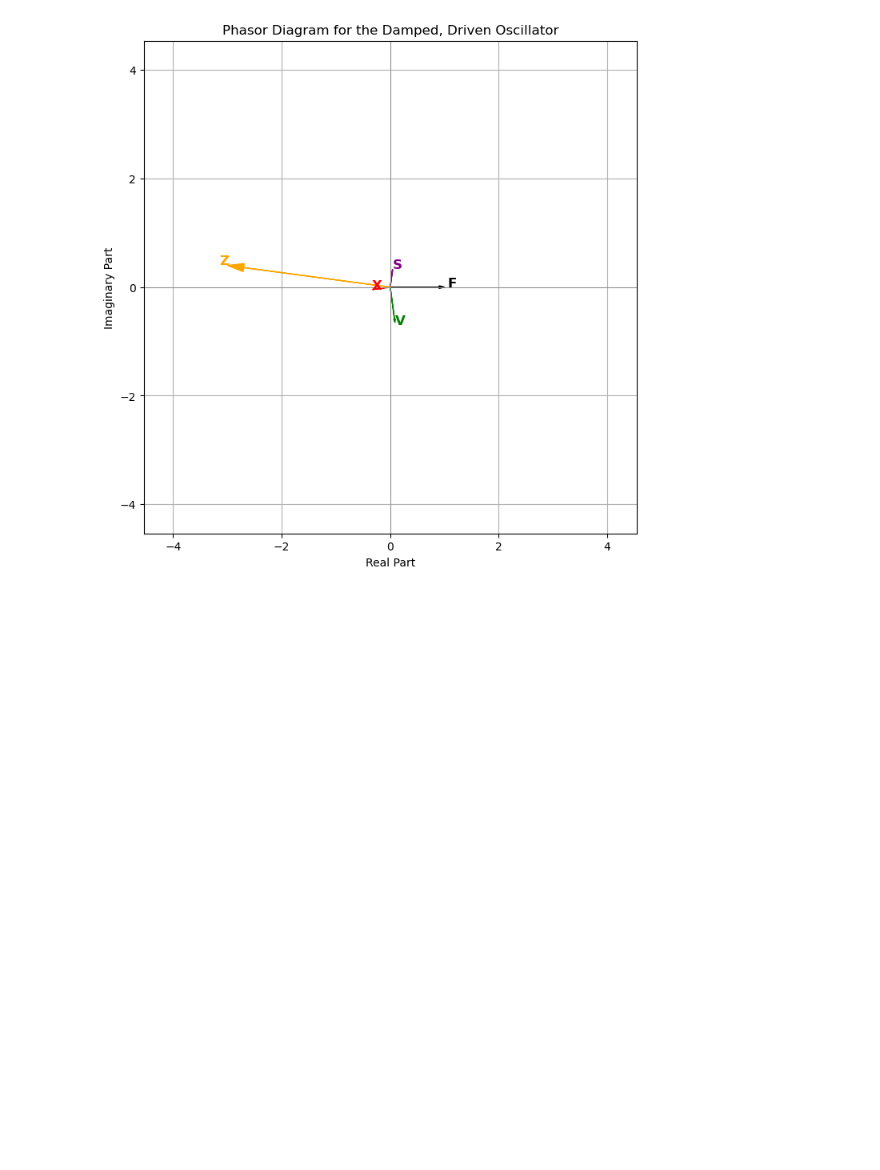
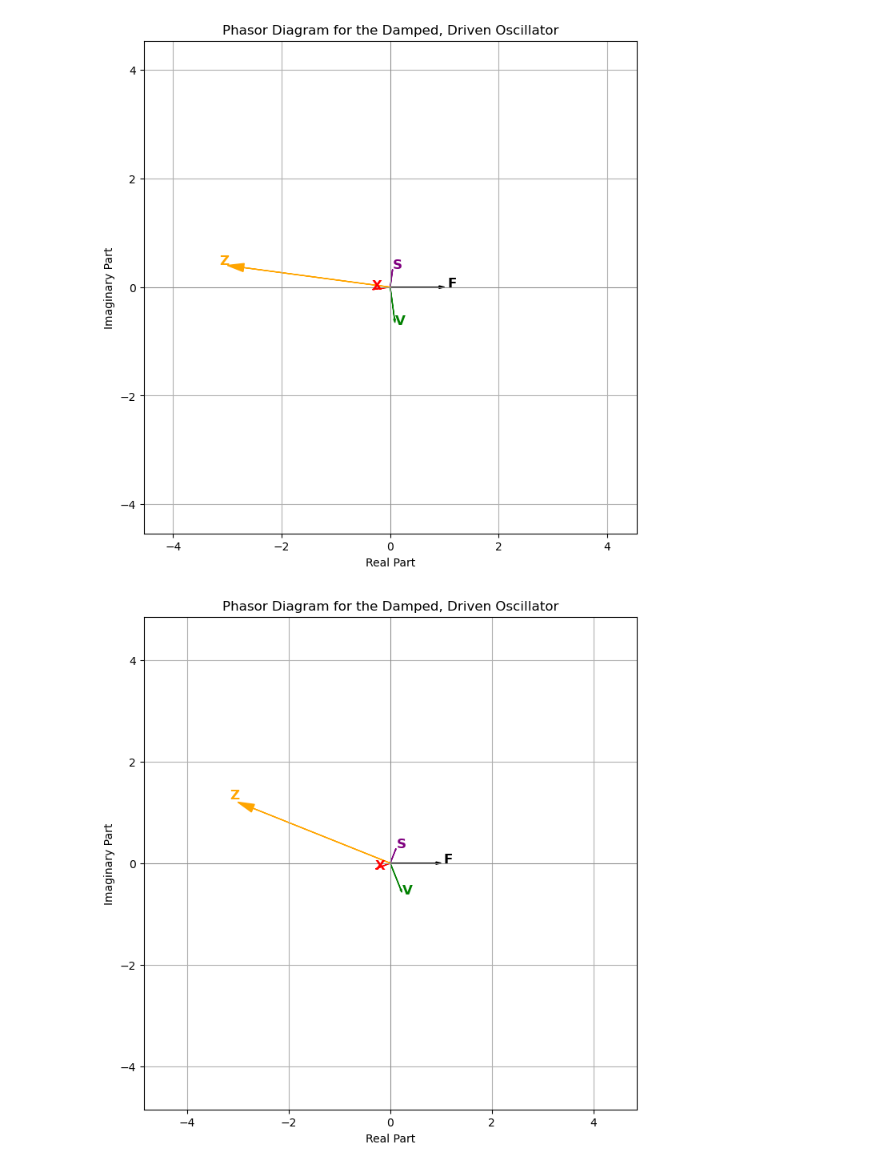
Before and after one commit to Brazzo24/PHYSICS, a Jupyter notebook: MECHANICAL/ENERGY/PowerEnergy.ipynb, the cells around one changed output. Cells and saved outputs as stored; diff of their text form; code cells hidden in the pictures; blank space fills up the shorter version.

Commit message:
powerEnergyScripts
Scripts for 1DOF and 2DOF Damped Driven Oscillator investigating Time Domain and Frequency Domain using Phasors. Visualizing the phasors on Imaginary plane.

```diff
--- a/MECHANICAL/ENERGY/PowerEnergy.ipynb
+++ b/MECHANICAL/ENERGY/PowerEnergy.ipynb
@@ -396,3 +396,67 @@ plt.gca().set_aspect('equal', adjustable='box')
 plt.show()
 # %% [output]
 [figure]
+# %%
+import numpy as np
+import matplotlib.pyplot as plt
+
+# --- System Parameters ---
+m = 1.0       # mass (kg)
+c = 0.6       # damping coefficient (N·s/m)
+k = 1.0       # spring constant (N/m)
+F0 = 1.0      # driving force amplitude (N)
+omega = 2.0   # driving angular frequency (rad/s)
+
+# --- Phasor Calculations ---
+# Complex impedance
+Z = k - m * omega**2 + 1j * c * omega
+
+# Displacement phasor: X = F0 / Z
+X = F0 / Z
+
+# Velocity phasor: V = j*omega * X
+V = 1j * omega * X
+
+# Complex power: S = (1/2) * F0 * conjugate(V)
+S = 0.5 * F0 * np.conjugate(V)
+
+# For the force phasor, we assume F is real and positive.
+F = F0 + 0j
+
+# --- Visualization ---
+plt.figure(figsize=(8, 8))
+ax = plt.gca()
+
+def draw_arrow(z, label, color):
+    # Draw an arrow from the origin to z in the complex plane.
+    plt.arrow(0, 0, z.real, z.imag,
+              head_width=0.05 * np.abs(z),
+              head_length=0.1 * np.abs(z),
+              fc=color, ec=color, length_includes_head=True)
+    # Annotate the arrow near its tip.
+    plt.text(z.real * 1.05, z.imag * 1.05, label,
+             color=color, fontsize=12, fontweight='bold')
+
+# Draw the phasors:
+draw_arrow(F, 'F', 'black')      # Driving force
+draw_arrow(X, 'X', 'red')         # Displacement phasor
+draw_arrow(V, 'V', 'green')       # Velocity phasor
+draw_arrow(S, 'S', 'purple')      # Complex power
+draw_arrow(Z, 'Z', 'orange')      # Impedance
+
+# Adjust plot limits for a clear view
+all_phasors = [F, X, V, S, Z]
+max_val = max(np.abs(z) for z in all_phasors) * 1.5
+plt.xlim(-max_val, max_val)
+plt.ylim(-max_val, max_val)
+
+plt.xlabel('Real Part')
+plt.ylabel('Imaginary Part')
+plt.title('Phasor Diagram for the Damped, Driven Oscillator')
+plt.grid(True)
+plt.axhline(0, color='grey', lw=0.5)
+plt.axvline(0, color='grey', lw=0.5)
+plt.gca().set_aspect('equal', adjustable='box')
+plt.show()
+# %% [output]
+[figure, added]
```
Also changed, not shown: parts of 4 cells of this notebook, 1 other file.
